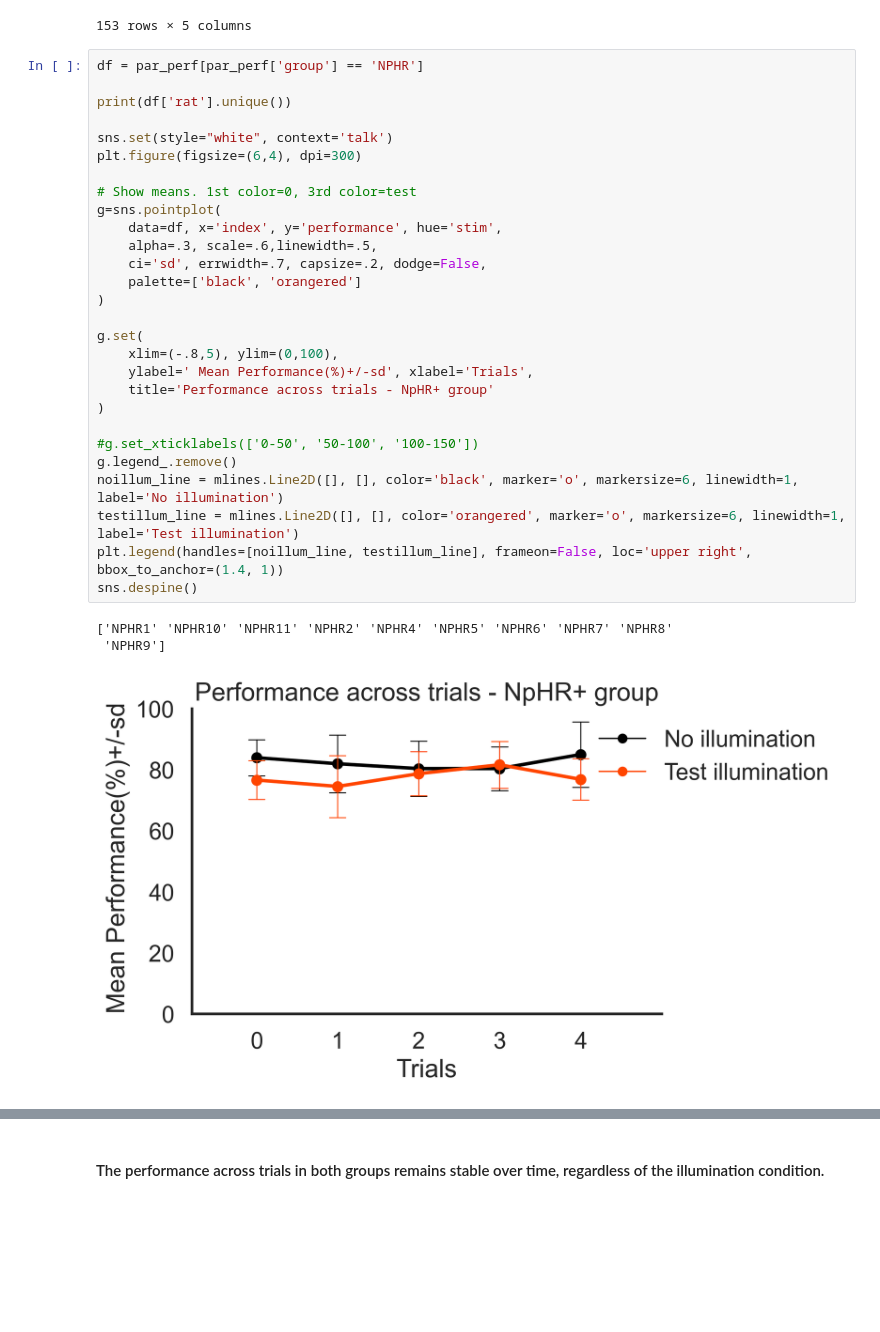
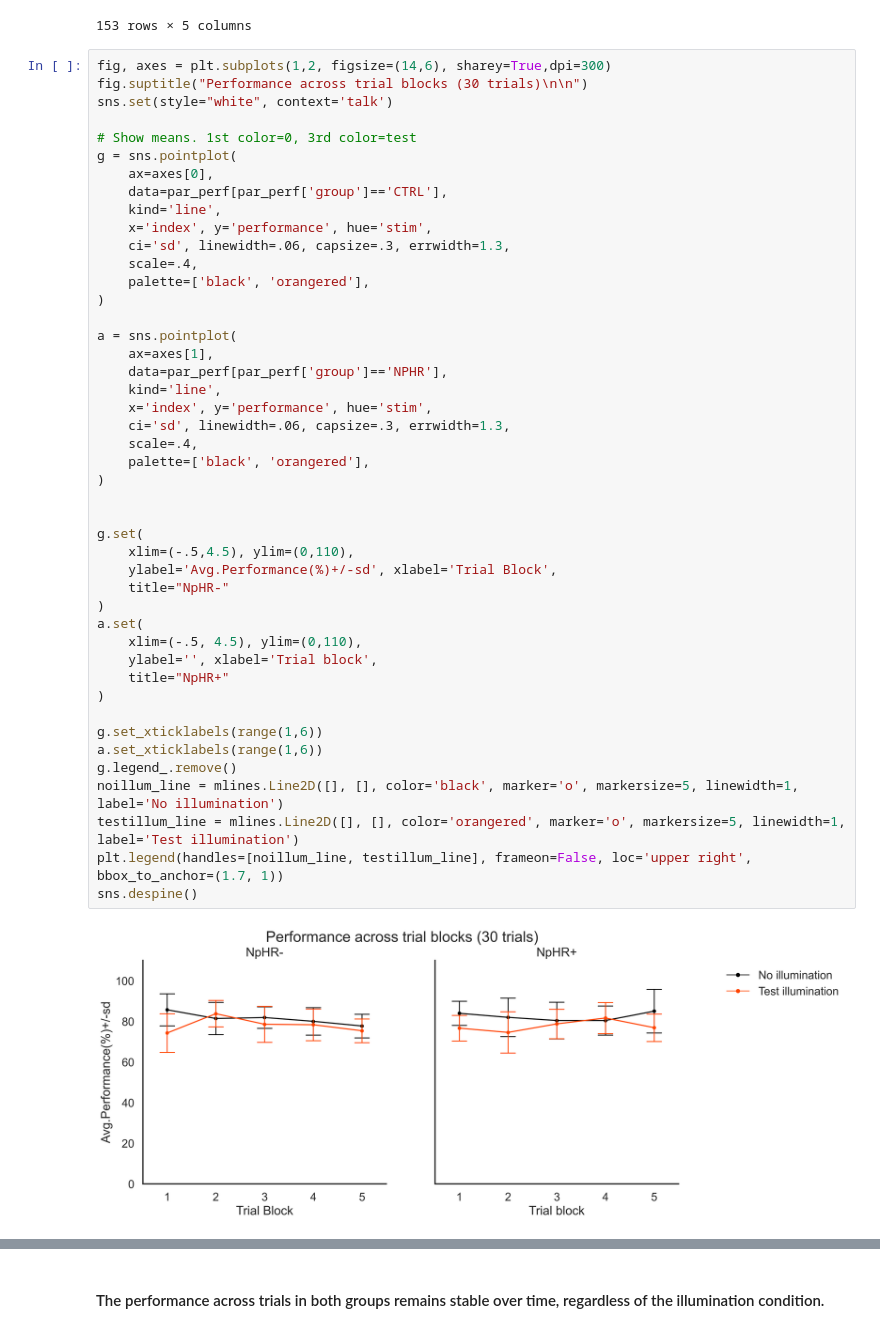
Before and after one commit to anasofiacc/cingulate_silencing_analysis, a Jupyter notebook: B. Does silencing the CG during a test run leads to performance deifcits (no timeouts, no vs test).ipynb, the cells around one changed output, grey strips where cells are left out. Drawn from its saved outputs; the diff is of its cells as text; blank space fills up the shorter version.

```diff
--- a/B. Does silencing the CG during a test run leads to performance deifcits (no timeouts, no vs test).ipynb
+++ b/B. Does silencing the CG during a test run leads to performance deifcits (no timeouts, no vs test).ipynb
@@ -454,34 +487,49 @@ par_perf
 | 152 | 4 | 71.428571 | NPHR | NPHR9 | 3 |
 153 rows × 5 columns
 # %%
-df = par_perf[par_perf['group'] == 'NPHR']
-
-print(df['rat'].unique())
-
+fig, axes = plt.subplots(1,2, figsize=(14,6), sharey=True,dpi=300)
+fig.suptitle("Performance across trial blocks (30 trials)\n\n")
 sns.set(style="white", context='talk')
-plt.figure(figsize=(6,4), dpi=300)
 
 # Show means. 1st color=0, 3rd color=test
-g=sns.pointplot(
-    data=df, x='index', y='performance', hue='stim',
-    alpha=.3, scale=.6,linewidth=.5,
-    ci='sd', errwidth=.7, capsize=.2, dodge=False,
-    palette=['black', 'orangered']
+g = sns.pointplot(
+    ax=axes[0],
+    data=par_perf[par_perf['group']=='CTRL'],
+    kind='line',
+    x='index', y='performance', hue='stim',
+    ci='sd', linewidth=.06, capsize=.3, errwidth=1.3,
+    scale=.4,
+    palette=['black', 'orangered'],
 )
 
-g.set(
-    xlim=(-.8,5), ylim=(0,100),
-    ylabel=' Mean Performance(%)+/-sd', xlabel='Trials',
-    title='Performance across trials - NpHR+ group'
+a = sns.pointplot(
+    ax=axes[1],
+    data=par_perf[par_perf['group']=='NPHR'],
+    kind='line',
+    x='index', y='performance', hue='stim',
+    ci='sd', linewidth=.06, capsize=.3, errwidth=1.3,
+    scale=.4,
+    palette=['black', 'orangered'],
 )
 
-#g.set_xticklabels(['0-50', '50-100', '100-150'])
+
+g.set(
+    xlim=(-.5,4.5), ylim=(0,110),
+    ylabel='Avg.Performance(%)+/-sd', xlabel='Trial Block',
+    title="NpHR-"
+)
+a.set(
+    xlim=(-.5, 4.5), ylim=(0,110),
+    ylabel='', xlabel='Trial block',
+    title="NpHR+"
+)
+
+g.set_xticklabels(range(1,6))
+a.set_xticklabels(range(1,6))
 g.legend_.remove()
-noillum_line = mlines.Line2D([], [], color='black', marker='o', markersize=6, linewidth=1, label='No illumination')
-testillum_line = mlines.Line2D([], [], color='orangered', marker='o', markersize=6, linewidth=1, label='Test illumination')
-plt.legend(handles=[noillum_line, testillum_line], frameon=False, loc='upper right', bbox_to_anchor=(1.4, 1))
+noillum_line = mlines.Line2D([], [], color='black', marker='o', markersize=5, linewidth=1, label='No illumination')
+testillum_line = mlines.Line2D([], [], color='orangered', marker='o', markersize=5, linewidth=1, label='Test illumination')
+plt.legend(handles=[noillum_line, testillum_line], frameon=False, loc='upper right', bbox_to_anchor=(1.7, 1))
 sns.despine()
 # %% [output]
-['NPHR1' 'NPHR10' 'NPHR11' 'NPHR2' 'NPHR4' 'NPHR5' 'NPHR6' 'NPHR7' 'NPHR8'
- 'NPHR9']
-[figure, old version]
+[figure, new version]
```
Also changed, not shown: parts of 20 cells of this notebook.
